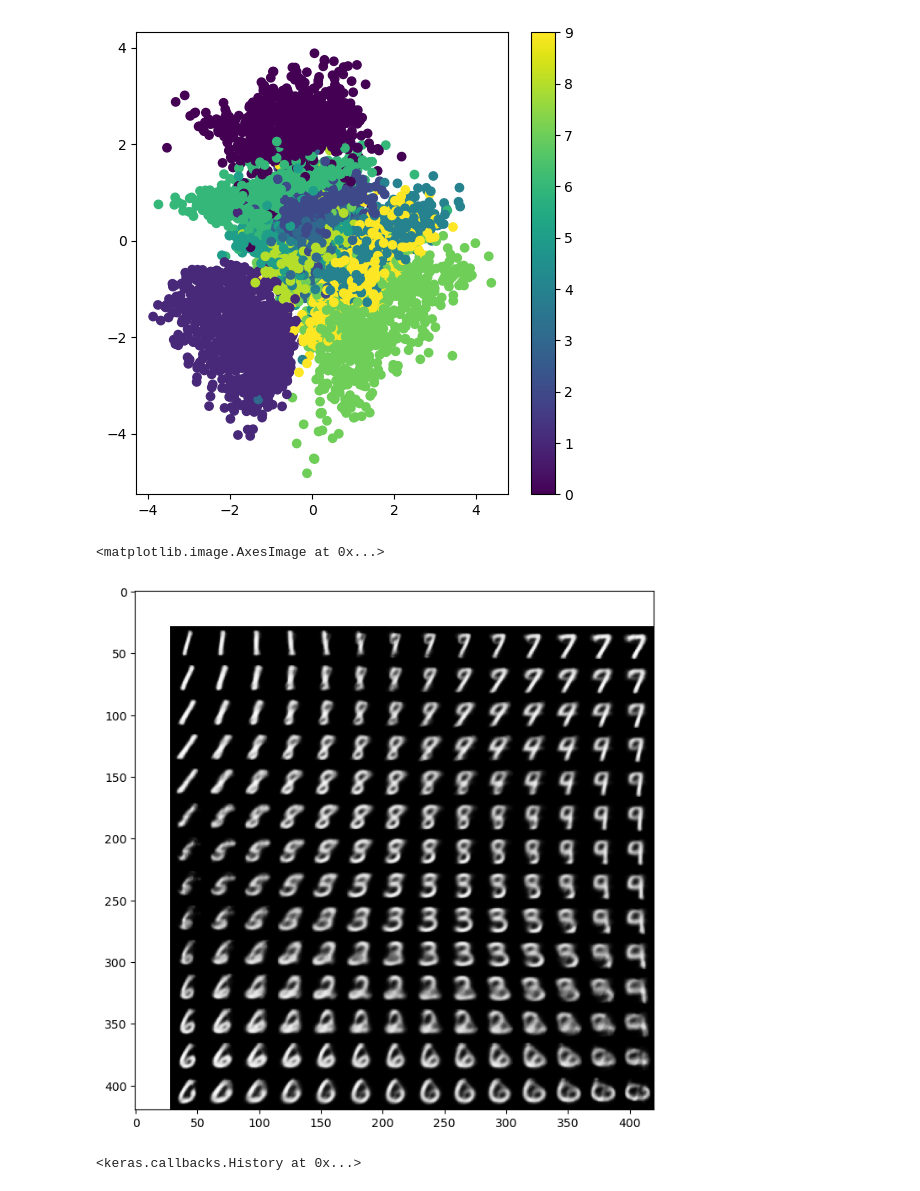
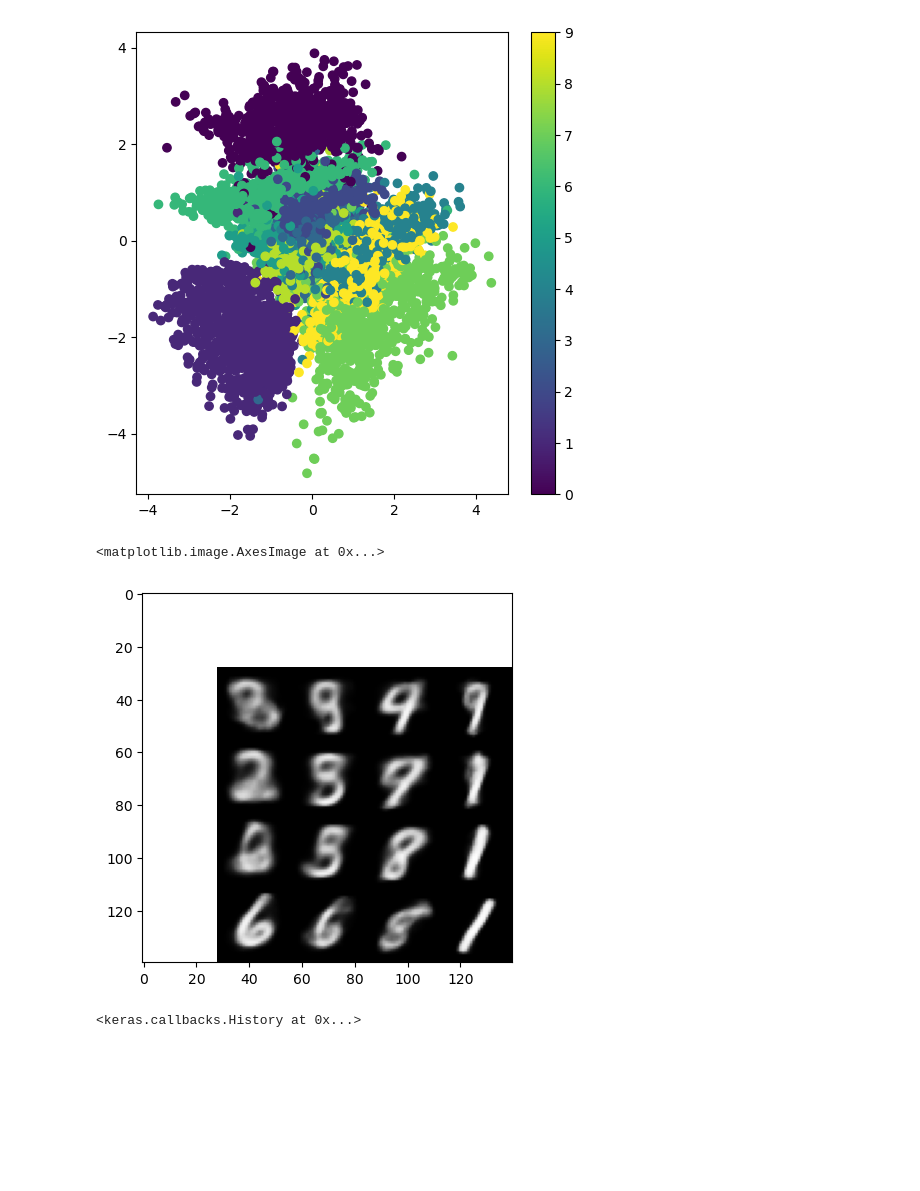
Before and after one commit to drmoon-1st/Paper-Review, a Jupyter notebook: Generative Adversarial Nets/Generative Adversarial Nets.ipynb, the cells around one changed output. Saved outputs shown, nothing was run; the diff lists cells and outputs as text; code cells hidden in the pictures; blank space fills up the shorter version.

```diff
--- a/Generative Adversarial Nets/Generative Adversarial Nets.ipynb
+++ b/Generative Adversarial Nets/Generative Adversarial Nets.ipynb
@@ -170,24 +187,24 @@ plt.colorbar()
 <matplotlib.colorbar.Colorbar at 0x...>
 [figure]
 # %%
-n = 15
+n = 5
 digit_size = 28
 figure = np.zeros((digit_size * n, digit_size * n))
 grid_x = norm.ppf(np.linspace(-0.05, 0.95, n))
 grid_y = norm.ppf(np.linspace(-0.05, 0.95, n))
 
 for i, yi in enumerate(grid_x):
     for j, xi in enumerate(grid_y):
         z_smaple = np.array([[xi, yi]])
         x_decoded = decoder.predict(z_smaple)
         digit = x_decoded[0].reshape(digit_size, digit_size)
         figure[i * digit_size: (i + 1) * digit_size,
               j * digit_size: (j + 1) * digit_size] = digit
-plt.figure(figsize=(8,8))
+plt.figure()
 plt.imshow(figure, cmap='Greys_r')
 # %% [output]
 <matplotlib.image.AxesImage at 0x...>
-[figure, old version]
+[figure, new version]
 # %%
 celeb_img_path = '/home/khmoon/python/datasets/celeb_face_img/img_align_celeba'
 # %%
```
Also changed, not shown: parts of 23 cells of this notebook.
